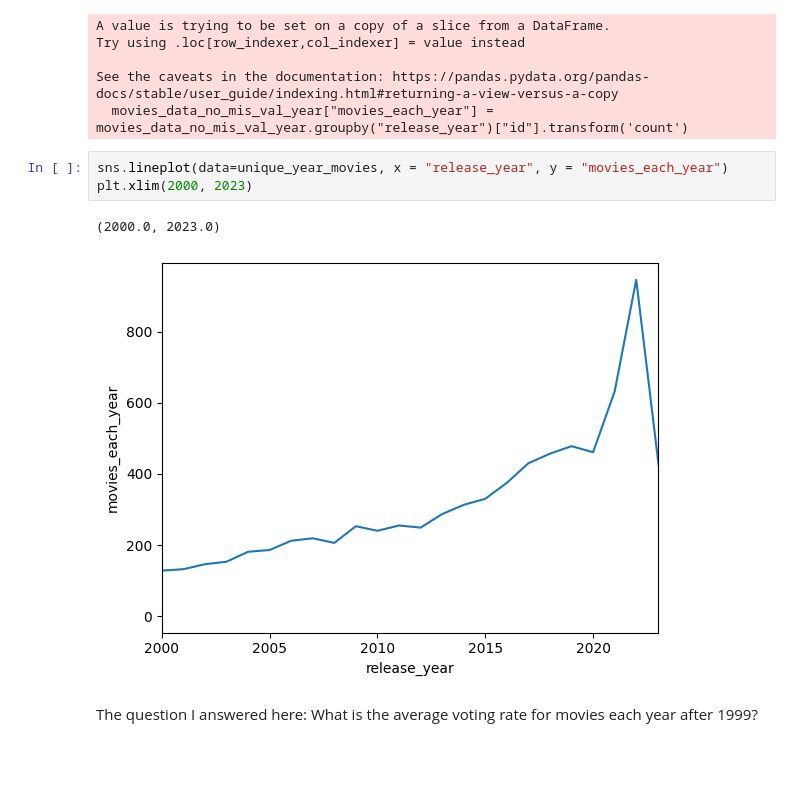
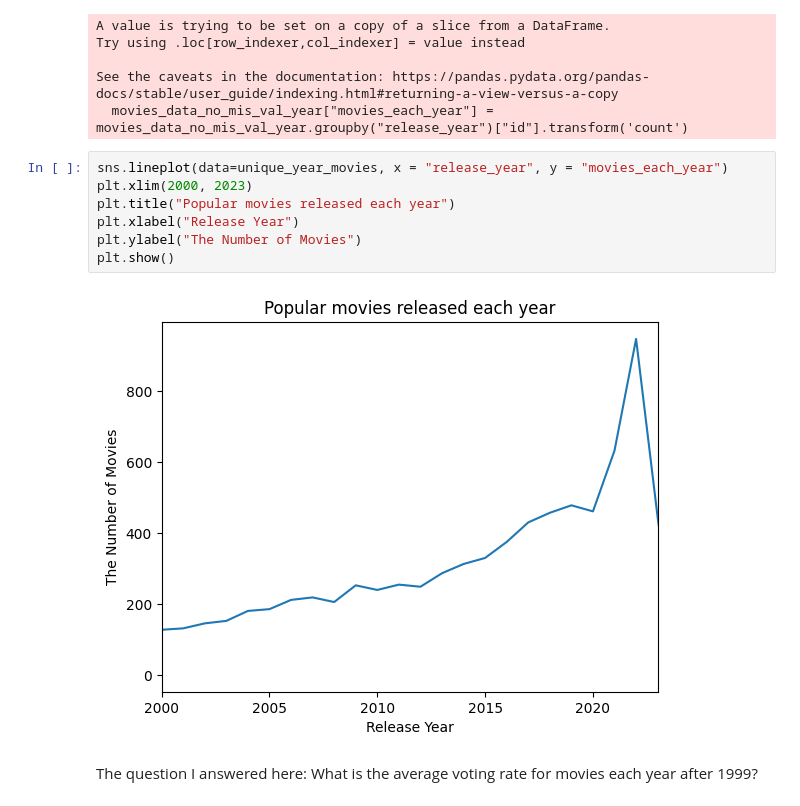
Before and after one commit to Kowallskiy/Movies_Data_Analysis, a Jupyter notebook: data_analysis.ipynb, the cells around one changed output. Cells and saved outputs as stored; diff of their text form; blank space fills up the shorter version.

Commit message:
added figures

```diff
--- a/data_analysis.ipynb
+++ b/data_analysis.ipynb
@@ -122,9 +122,12 @@ See the caveats in the documentation: https://pandas.pydata.org/pandas-docs/stab
 # %%
 sns.lineplot(data=unique_year_movies, x = "release_year", y = "movies_each_year")
 plt.xlim(2000, 2023)
+plt.title("Popular movies released each year")
+plt.xlabel("Release Year")
+plt.ylabel("The Number of Movies")
+plt.show()
 # %% [output]
-(2000.0, 2023.0)
-[figure, old version]
+[figure, new version]
 # %% [markdown]
 The question I answered here: What is the average voting rate for movies each year after 1999?
 # %%
```
Also changed, not shown: parts of 4 cells of this notebook, 3 other files.
